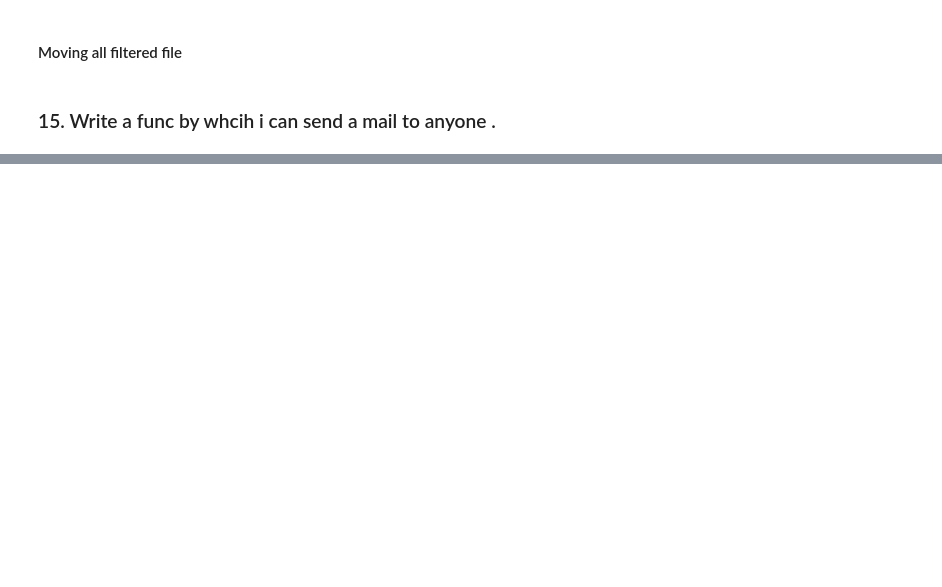
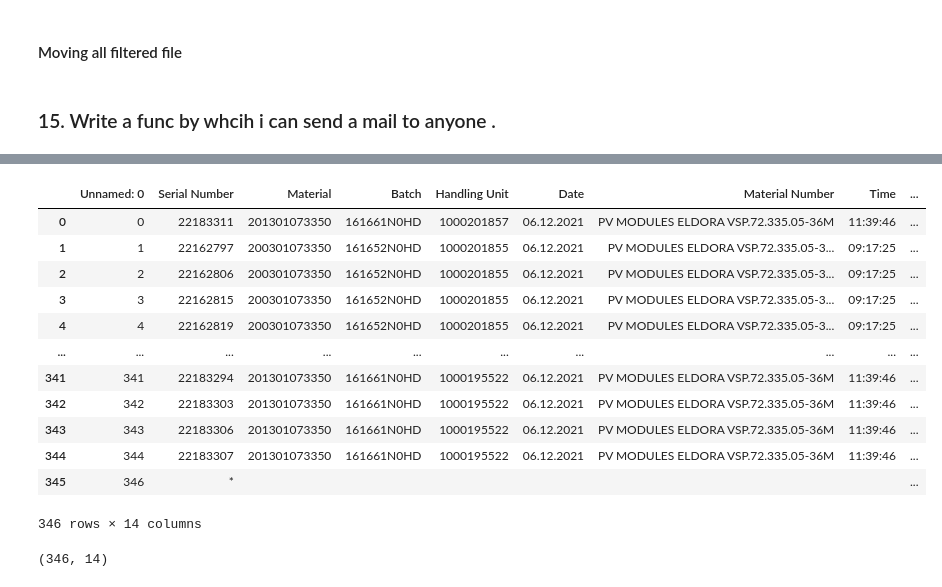
Before and after one commit to deepgupta06/dsfs, a Jupyter notebook: Assignment/Assignment for Christmas Eve/Assignment for Christmas Eve.ipynb, the cells around one changed output, grey strips where cells are left out. Drawn from its saved outputs; the diff is of its cells as text; code cells hidden in the pictures; blank space fills up the shorter version.

```diff
--- a/Assignment/Assignment for Christmas Eve/Assignment for Christmas Eve.ipynb
+++ b/Assignment/Assignment for Christmas Eve/Assignment for Christmas Eve.ipynb
@@ -432,0 +457,3 @@ pdf_merge(pdf_files, "after_merged.pdf")
+# %%
+datafile = r"C:\Users\deep.g\Documents\Dev\hu_image_finding\Output_df.csv"
+df = pd.read_csv(datafile)
@@ -432,0 +462,16 @@ pdf_merge(pdf_files, "after_merged.pdf")
+# %%
+df
+# %% [output]
+|  | Unnamed: 0 | Serial Number | Material | Batch | Handling Unit | Date | Material Number | Time | ... |
+| 0 | 0 | 22183311 | 201301073350 | 161661N0HD | 1000201857 | 06.12.2021 | PV MODULES ELDORA VSP.72.335.05-36M | 11:39:46 | ... |
+| 1 | 1 | 22162797 | 200301073350 | 161652N0HD | 1000201855 | 06.12.2021 | PV MODULES ELDORA VSP.72.335.05-3... | 09:17:25 | ... |
+| 2 | 2 | 22162806 | 200301073350 | 161652N0HD | 1000201855 | 06.12.2021 | PV MODULES ELDORA VSP.72.335.05-3... | 09:17:25 | ... |
+| 3 | 3 | 22162815 | 200301073350 | 161652N0HD | 1000201855 | 06.12.2021 | PV MODULES ELDORA VSP.72.335.05-3... | 09:17:25 | ... |
+| 4 | 4 | 22162819 | 200301073350 | 161652N0HD | 1000201855 | 06.12.2021 | PV MODULES ELDORA VSP.72.335.05-3... | 09:17:25 | ... |
+| ... | ... | ... | ... | ... | ... | ... | ... | ... | ... |
+| 341 | 341 | 22183294 | 201301073350 | 161661N0HD | 1000195522 | 06.12.2021 | PV MODULES ELDORA VSP.72.335.05-36M | 11:39:46 | ... |
+| 342 | 342 | 22183303 | 201301073350 | 161661N0HD | 1000195522 | 06.12.2021 | PV MODULES ELDORA VSP.72.335.05-36M | 11:39:46 | ... |
+| 343 | 343 | 22183306 | 201301073350 | 161661N0HD | 1000195522 | 06.12.2021 | PV MODULES ELDORA VSP.72.335.05-36M | 11:39:46 | ... |
+| 344 | 344 | 22183307 | 201301073350 | 161661N0HD | 1000195522 | 06.12.2021 | PV MODULES ELDORA VSP.72.335.05-36M | 11:39:46 | ... |
+| 345 | 346 | * |  |  |  |  |  |  | ... |
+346 rows × 14 columns
@@ -432,0 +480,4 @@ pdf_merge(pdf_files, "after_merged.pdf")
+# %%
+df.shape
+# %% [output]
+(346, 14)
```
Also changed, not shown: parts of 26 cells of this notebook, 3 other files.
